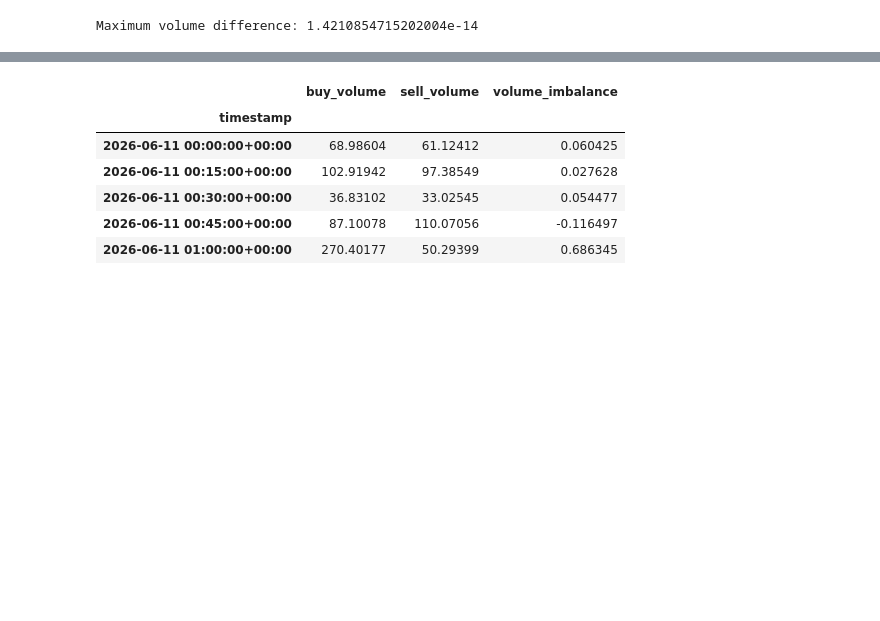
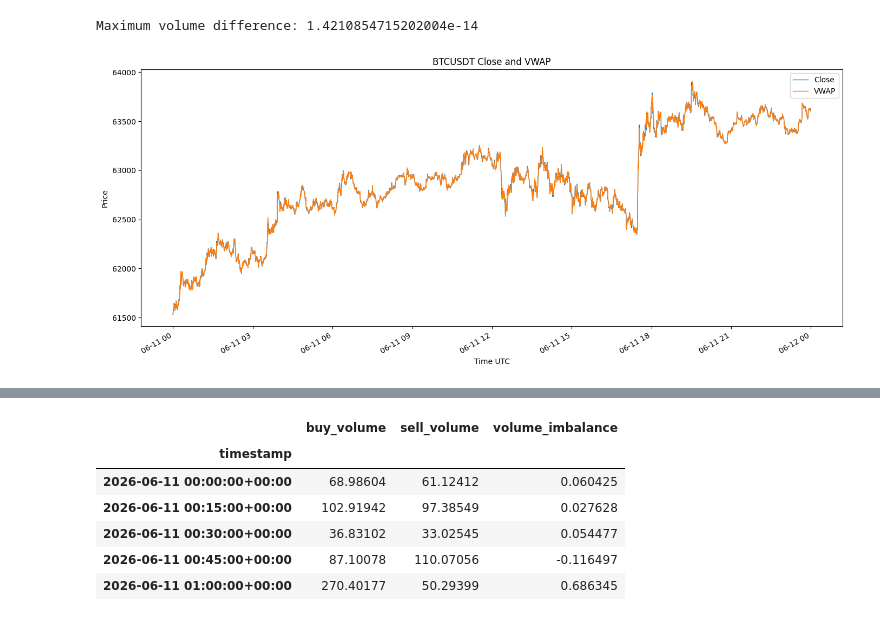
Before and after one commit to Phil1459/binance_project, a Jupyter notebook: notebooks/demo_bars.ipynb, the cells around one changed output, grey strips where cells are left out. Drawn from its saved outputs; the diff is of its cells as text; code cells hidden in the pictures; blank space fills up the shorter version.

```diff
--- a/notebooks/demo_bars.ipynb
+++ b/notebooks/demo_bars.ipynb
@@ -97,37 +98,32 @@ print("Maximum volume difference:", volume_error.max())
 # %% [output]
 Maximum volume difference: 1.4210854715202004e-14
 # %%
-fig = go.Figure()
+fig, ax = plt.subplots(figsize=(14, 6))
 
-fig.add_trace(
-    go.Scatter(
-        x=df_day.index,
-        y=df_day["close"],
-        mode="lines",
-        name="Close",
-        line={"width": 1},
-    )
+ax.plot(
+    df_day.index,
+    df_day["close"],
+    linewidth=1,
+    label="Close",
 )
 
-fig.add_trace(
-    go.Scatter(
-        x=df_day.index,
-        y=df_day["vwap"],
-        mode="lines",
-        name="VWAP",
-        line={"width": 1},
-    )
+ax.plot(
+    df_day.index,
+    df_day["vwap"],
+    linewidth=1,
+    label="VWAP",
 )
 
-fig.update_layout(
-    title="BTCUSDT Close and VWAP",
-    xaxis_title="Time UTC",
-    yaxis_title="Price",
-    hovermode="x unified",
-    height=600,
-)
+ax.set_title("BTCUSDT Close and VWAP")
+ax.set_xlabel("Time UTC")
+ax.set_ylabel("Price")
+ax.legend()
 
-fig.show()
+fig.autofmt_xdate()
+fig.tight_layout()
+plt.show()
+# %% [output]
+[figure, added]
 # %%
 df_5min = (
     df_day[["buy_volume", "sell_volume"]]
```
Also changed, not shown: parts of 5 cells of this notebook.
